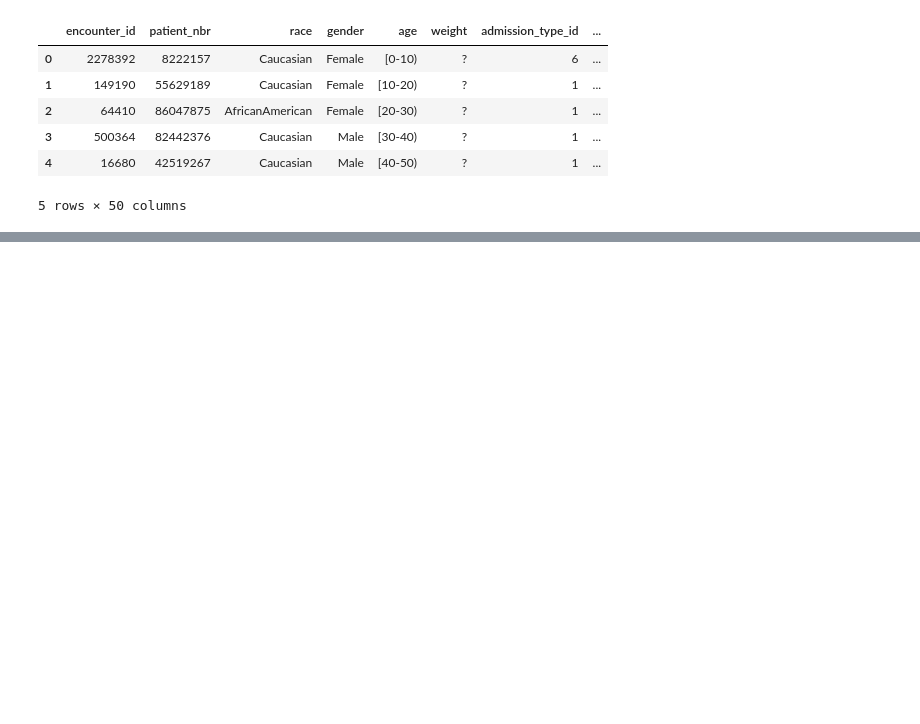
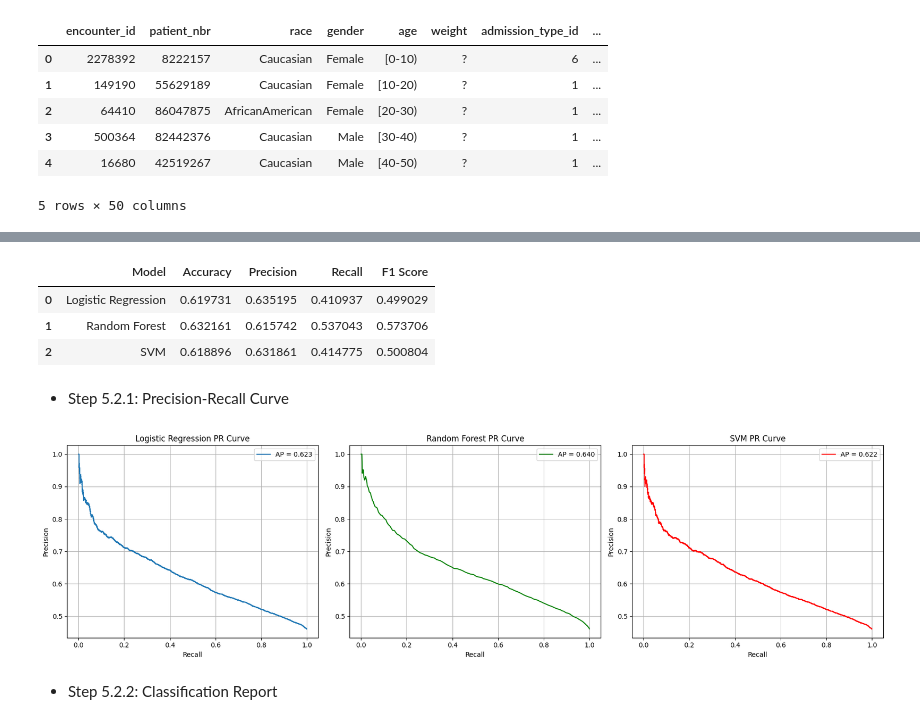
Before and after one commit to hRazaRizvi/ENGG680_2025_Fall, a Jupyter notebook: Final_Project/PredictingDiabetesProgression.ipynb, the cells around one changed output, grey strips where cells are left out. Cells and saved outputs as stored; diff of their text form; code cells hidden in the pictures; blank space fills up the shorter version.

```diff
--- a/Final_Project/PredictingDiabetesProgression.ipynb
+++ b/Final_Project/PredictingDiabetesProgression.ipynb
@@ -83,0 +92,3 @@ df
+# %%
+df = df.fillna(df.median(numeric_only=True)) #fill the missing values with the median in a numeric column
+df = df.fillna(df.mode().iloc[0]) #fill missing columns with the most commonly occuring value
@@ -83,0 +378,77 @@ df
+# %%
+#evaluting model precision, accuracy, recall, F1-score
+
+results = {
+    'Model':[],
+    'Accuracy':[],
+    'Precision':[],
+    'Recall':[],
+    'F1 Score':[]
+}
+
+for name, prediction in models.items():
+    results['Model'].append(name)
+    results['Accuracy'].append(accuracy_score(y_test,prediction))
+    results['Precision'].append(precision_score(y_test,prediction))
+    results['Recall'].append(recall_score(y_test,prediction))
+    results['F1 Score'].append(f1_score(y_test,prediction))
+
+
+results_df = pd.DataFrame(results)
+results_df
+# %% [output]
+|  | Model | Accuracy | Precision | Recall | F1 Score |
+| 0 | Logistic Regression | 0.619731 | 0.635195 | 0.410937 | 0.499029 |
+| 1 | Random Forest | 0.632161 | 0.615742 | 0.537043 | 0.573706 |
+| 2 | SVM | 0.618896 | 0.631861 | 0.414775 | 0.500804 |
+# %% [markdown]
+* Step 5.2.1: Precision-Recall Curve
+# %%
+from sklearn.metrics import precision_recall_curve, average_precision_score
+
+fig, ax = plt.subplots(1,3, figsize=(18,5))
+
+#for Logistic Regression
+plt.subplot(1, 3, 1)
+prec_LR, rec_LR, _ = precision_recall_curve(y_test, y_pred_prob_LogReg[:,1])
+ap_LR = average_precision_score(y_test, y_pred_prob_LogReg[:,1])
+plt.plot(rec_LR, prec_LR, label=f"AP = {ap_LR:.3f}")
+plt.title("Logistic Regression PR Curve")
+plt.xlabel("Recall")
+plt.ylabel("Precision")
+plt.grid(True)
+plt.legend()
+
+#Random Forest
+plt.subplot(1, 3, 2)
+prec_RF, rec_RF, _ = precision_recall_curve(y_test, y_proba_RFC[:,1])
+ap_RF = average_precision_score(y_test, y_proba_RFC[:,1])
+plt.plot(rec_RF, prec_RF, label=f"AP = {ap_RF:.3f}", color='green')
+plt.title("Random Forest PR Curve")
+plt.xlabel("Recall")
+plt.ylabel("Precision")
+plt.grid(True)
+plt.legend()
+
+# SVM
+plt.subplot(1, 3, 3)
+prec_SVM, rec_SVM, _ = precision_recall_curve(y_test, y_proba_SVM[:,1])
+ap_SVM = average_precision_score(y_test, y_proba_SVM[:,1])
+plt.plot(rec_SVM, prec_SVM, label=f"AP = {ap_SVM:.3f}", color='red')
+plt.title("SVM PR Curve")
+plt.xlabel("Recall")
+plt.ylabel("Precision")
+plt.grid(True)
+plt.legend()
+
+plt.tight_layout()
+plt.show()
+
+
+#higher curve = better precision at each recall level
+#AP score is a one-number summary of the graph
+#result shows random forest has better performance than the other two.
+# %% [output]
+[figure, added]
+# %% [markdown]
+* Step 5.2.2: Classification Report
```
Also changed, not shown: parts of 44 cells of this notebook.
